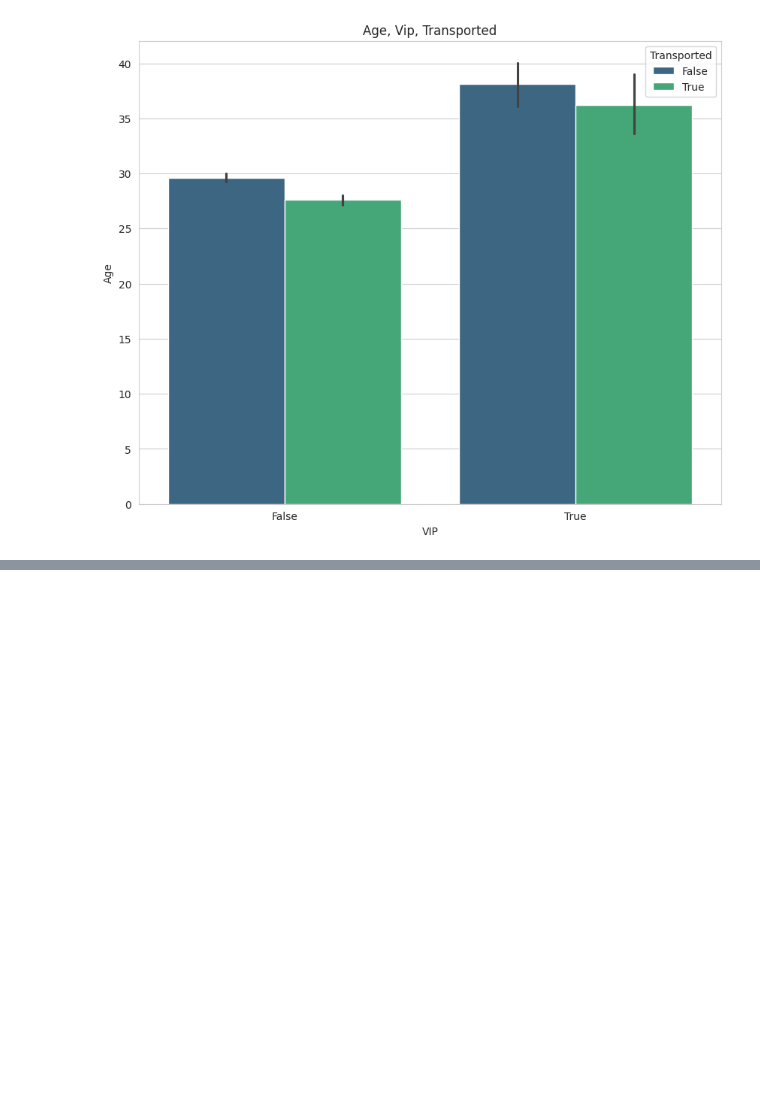
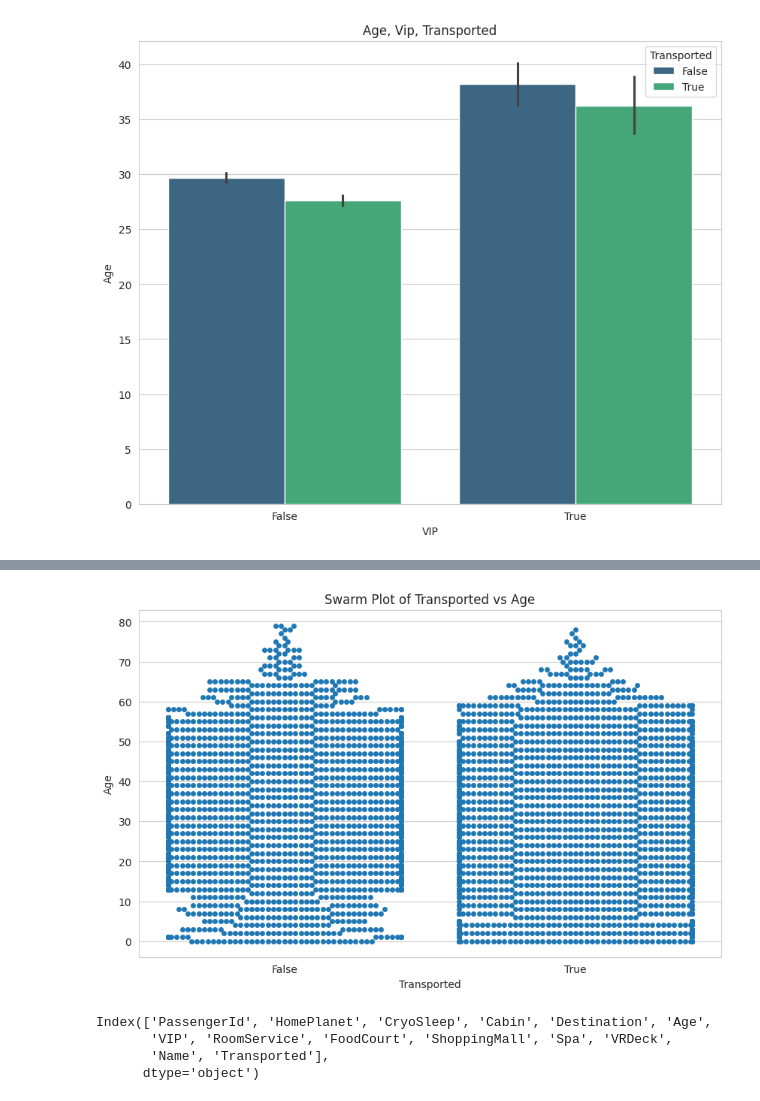
Before and after one commit to TOFWAQ/Kaggle_Challenge, a Jupyter notebook: TEAM_14.ipynb, the cells around one changed output, grey strips where cells are left out. Saved outputs shown, nothing was run; the diff lists cells and outputs as text; code cells hidden in the pictures; blank space fills up the shorter version.

```diff
--- a/TEAM_14.ipynb
+++ b/TEAM_14.ipynb
@@ -317,0 +364,16 @@ Passing `palette` without assigning `hue` is deprecated and will be removed in v
+# %%
+plt.figure(figsize=(10, 6))
+sns.swarmplot(x='Transported', y='Age', data=train)
+plt.title('Swarm Plot of Transported vs Age')
+plt.xlabel('Transported')
+plt.ylabel('Age')
+plt.show()
+# %% [output]
+[figure, added]
+# %%
+train.columns
+# %% [output]
+Index(['PassengerId', 'HomePlanet', 'CryoSleep', 'Cabin', 'Destination', 'Age',
+       'VIP', 'RoomService', 'FoodCourt', 'ShoppingMall', 'Spa', 'VRDeck',
+       'Name', 'Transported'],
+      dtype='object')
```
Also changed, not shown: parts of 13 cells of this notebook.
